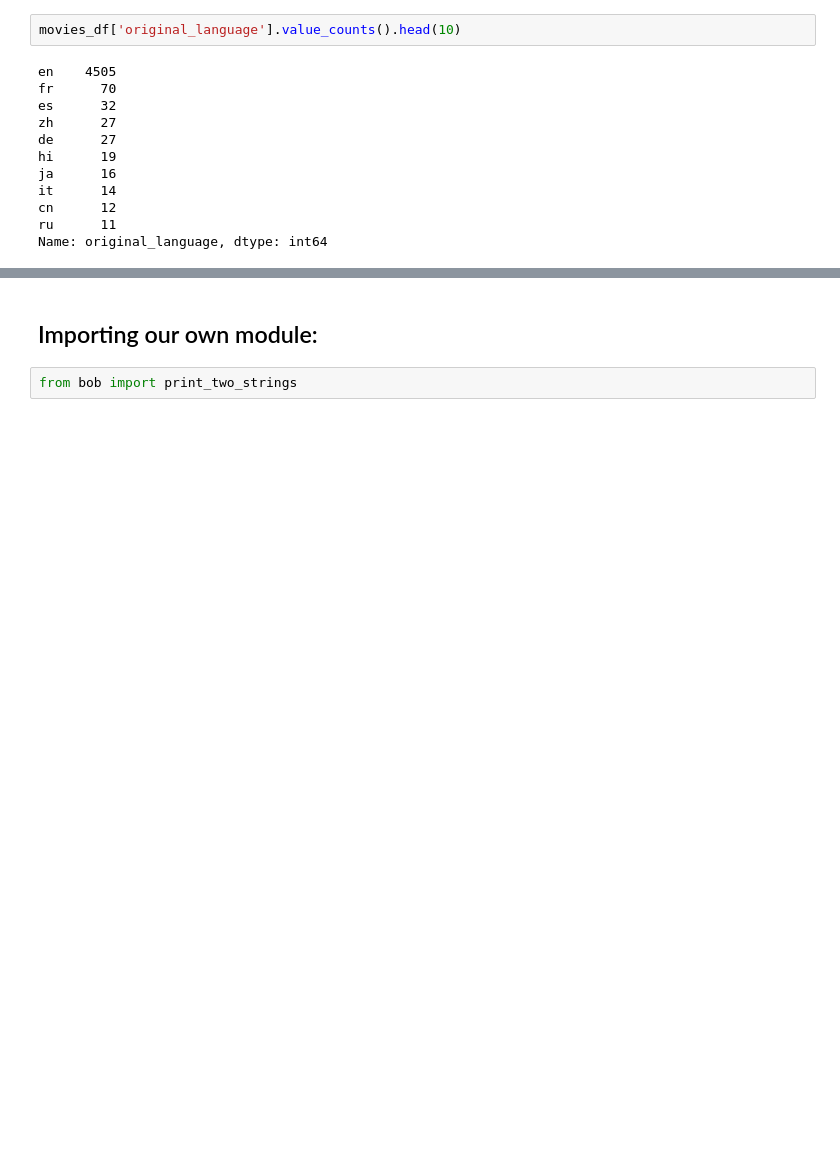
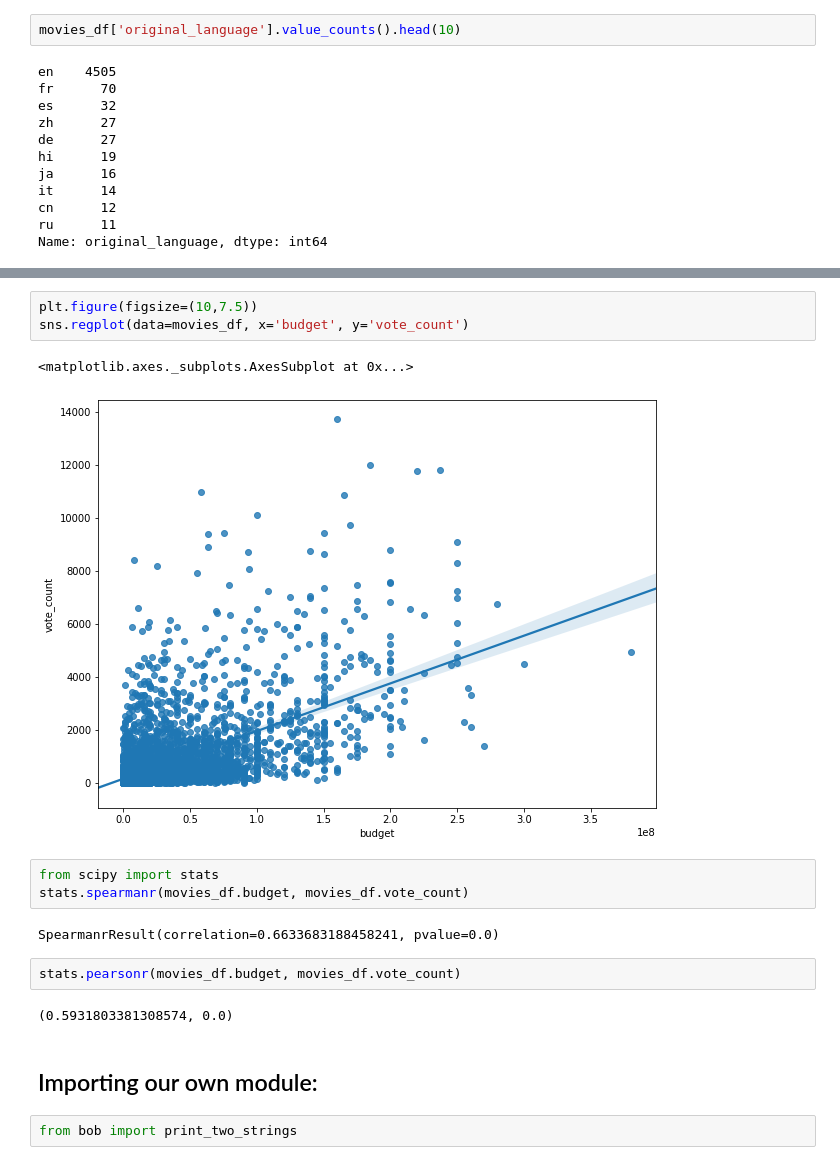
Before and after one commit to ludmercentre/python_training, a Jupyter notebook: notebooks/python_basics_part2.ipynb, the cells around one changed output, grey strips where cells are left out. Saved outputs shown, nothing was run; the diff lists cells and outputs as text; blank space fills up the shorter version.

```diff
--- a/notebooks/python_basics_part2.ipynb
+++ b/notebooks/python_basics_part2.ipynb
@@ -638,3 +648,18 @@ Name: original_language, dtype: int64
+# %%
+plt.figure(figsize=(10,7.5))
+sns.regplot(data=movies_df, x='budget', y='vote_count')
+# %% [output]
+<matplotlib.axes._subplots.AxesSubplot at 0x...>
+[figure, added]
+# %%
+from scipy import stats
+stats.spearmanr(movies_df.budget, movies_df.vote_count)
+# %% [output]
+SpearmanrResult(correlation=0.6633683188458241, pvalue=0.0)
+# %%
+stats.pearsonr(movies_df.budget, movies_df.vote_count)
+# %% [output]
+(0.5931803381308574, 0.0)
 # %% [markdown]
 ## Importing our own module:
 # %%
```
Also changed, not shown: parts of 6 cells of this notebook, 9 other files.
